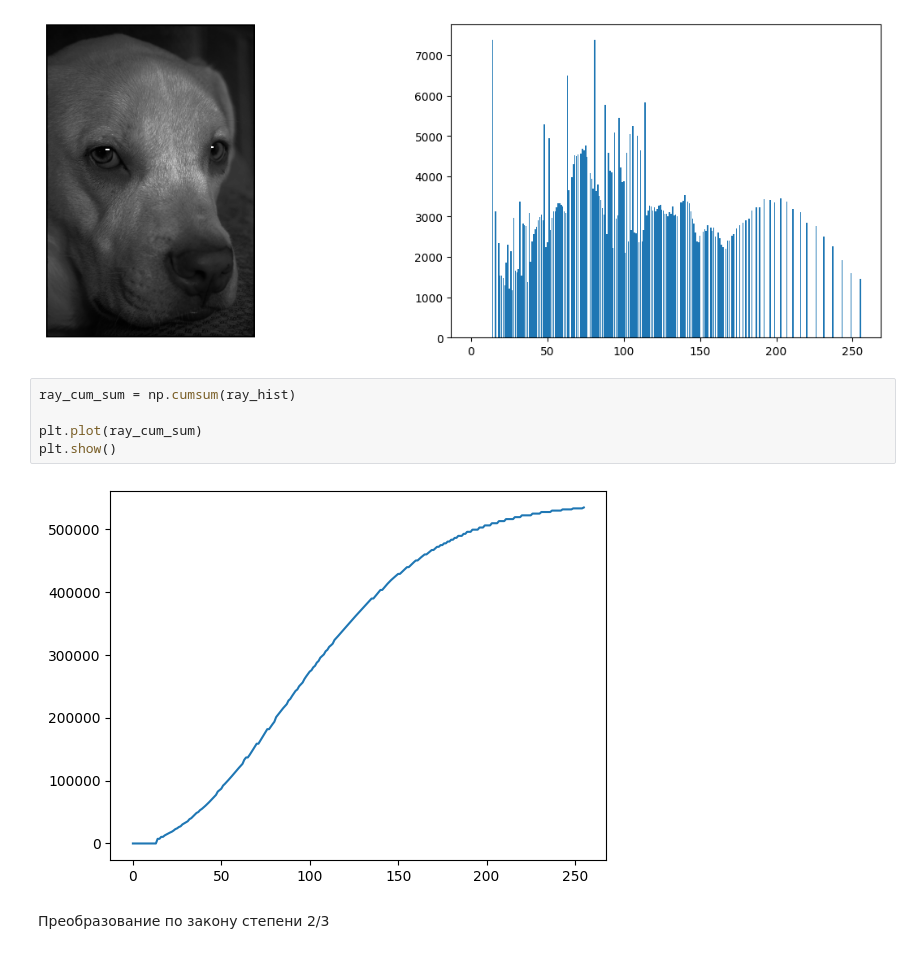
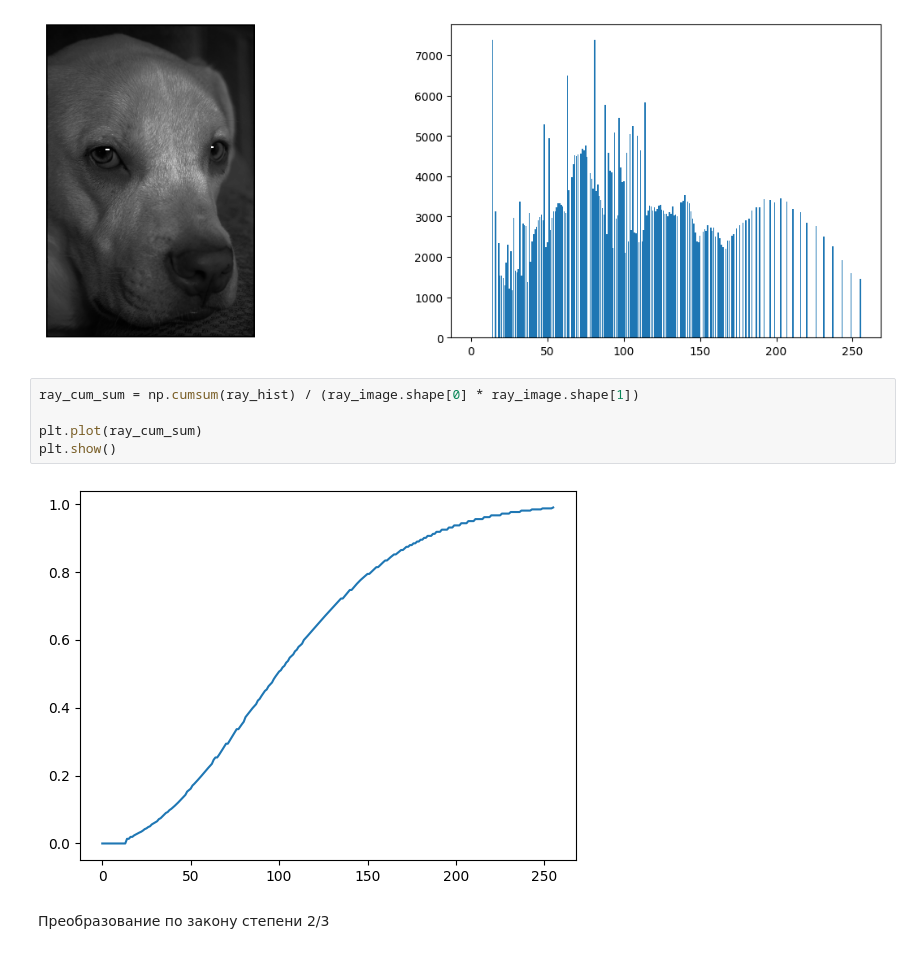
Before and after one commit to 8oDolaz/itmo-cv-labs, a Jupyter notebook: lab_1/task_1.ipynb, the cells around one changed output. Drawn from its saved outputs; the diff is of its cells as text.

```diff
--- a/lab_1/task_1.ipynb
+++ b/lab_1/task_1.ipynb
@@ -160,12 +162,12 @@ image_hist_plot(ray_image, ray_hist)
 # %% [output]
 [figure]
 # %%
-ray_cum_sum = np.cumsum(ray_hist)
+ray_cum_sum = np.cumsum(ray_hist) / (ray_image.shape[0] * ray_image.shape[1])
 
 plt.plot(ray_cum_sum)
 plt.show()
 # %% [output]
-[figure, old version]
+[figure, new version]
 # %% [markdown]
 Преобразование по закону степени 2/3
 # %%
```
Also changed, not shown: parts of 11 cells of this notebook, 1 other file.
